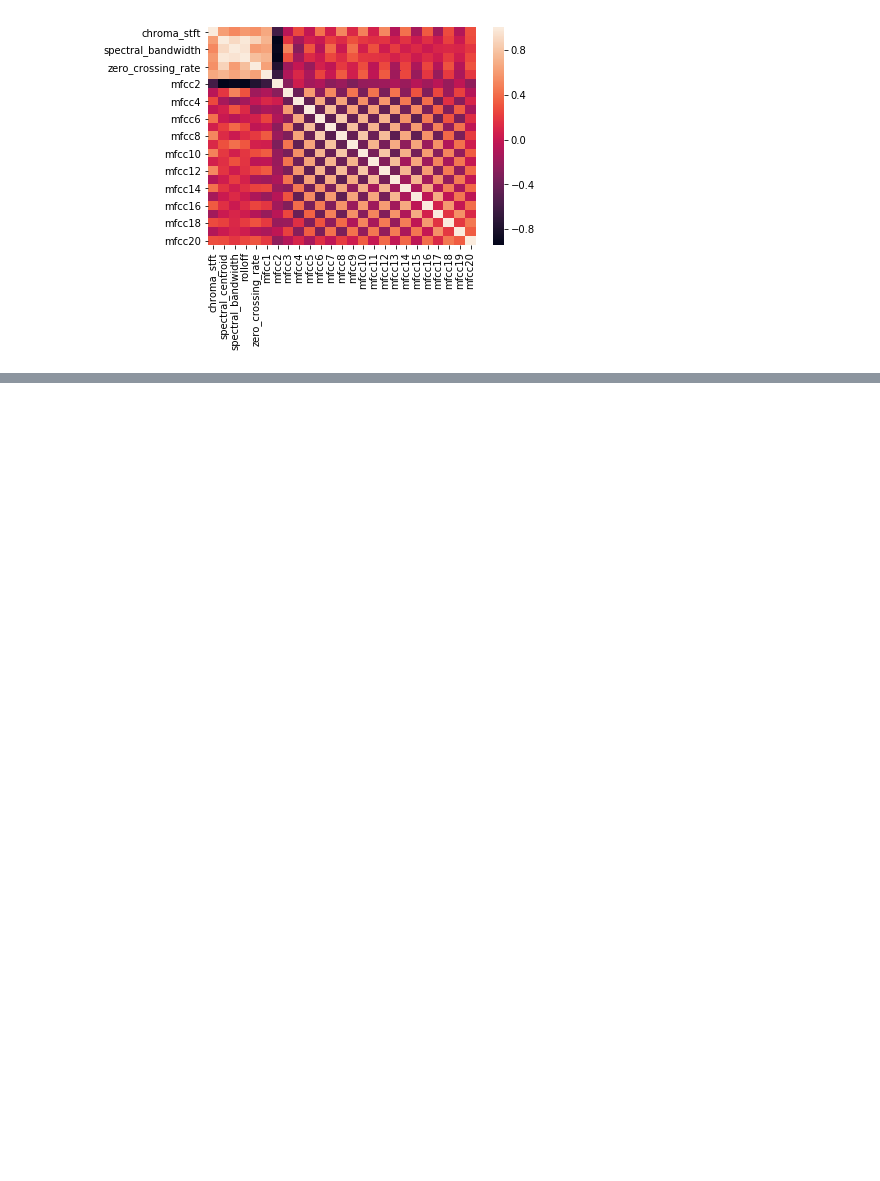
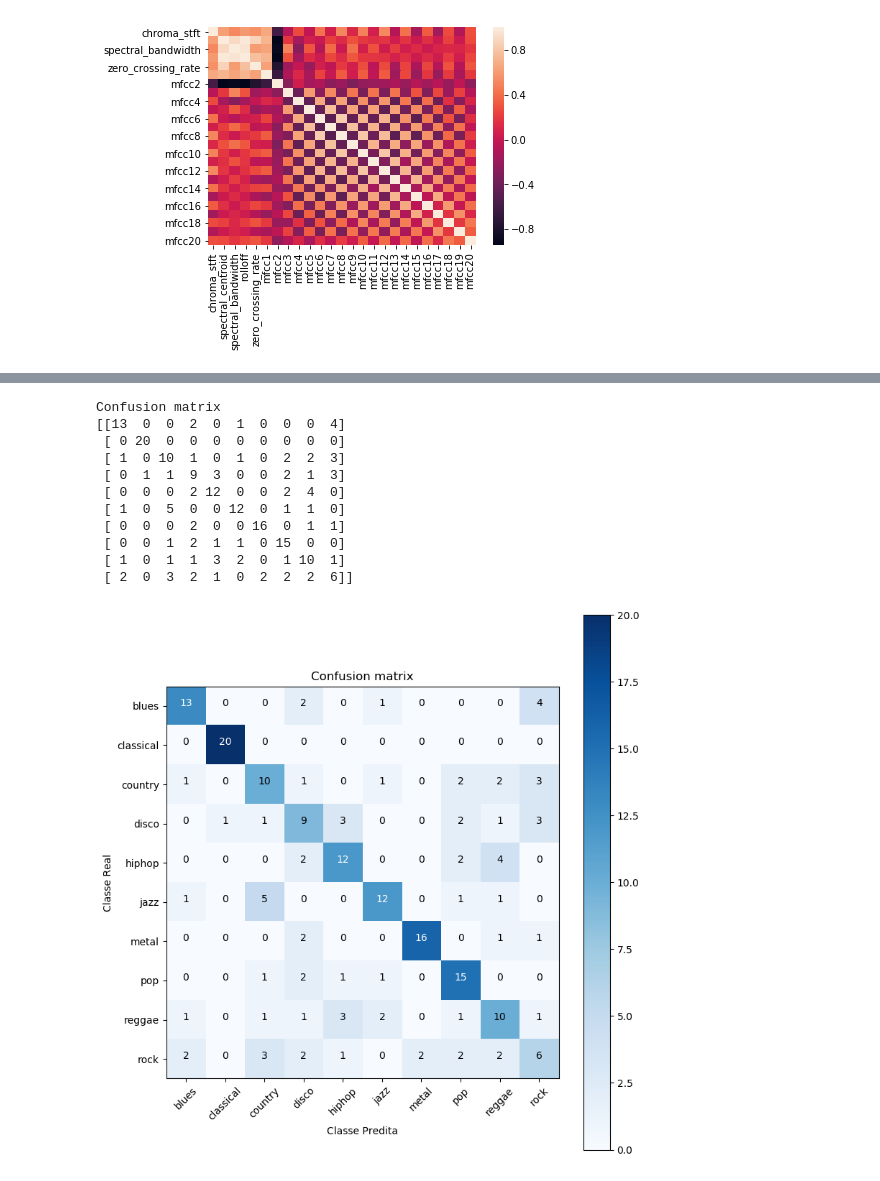
Before and after one commit to AAntunesNDS/genreClassification, a Jupyter notebook: GenreClassification.ipynb, the cells around one changed output, grey strips where cells are left out. Cells and saved outputs as stored; diff of their text form; code cells hidden in the pictures; blank space fills up the shorter version.

```diff
--- a/GenreClassification.ipynb
+++ b/GenreClassification.ipynb
@@ -178,0 +541,2 @@ plt.show()
+# %%
+trues = np.array(list(y_test['label']))
@@ -178,0 +562,56 @@ plt.show()
+# %%
+from sklearn.metrics import confusion_matrix
+from sklearn.utils.multiclass import unique_labels
+import itertools
+
+def plot_confusion_matrix(cm, classes,
+                          normalize=False,
+                          title='Confusion matrix',
+                          cmap=plt.cm.Blues):
+    """
+    This function prints and plots the confusion matrix.
+    Normalization can be applied by setting `normalize=True`.
+    """
+    if normalize:
+        cm = cm.astype('float') / cm.sum(axis=1)[:, np.newaxis]
+        print("Normalized confusion matrix")
+    else:
+        print('Confusion matrix')
+
+    print(cm)
+    plt.figure(figsize=(8, 8))
+    plt.imshow(cm, interpolation='nearest', cmap=cmap)
+    plt.title(title)
+    plt.colorbar()
+    tick_marks = np.arange(len(classes))
+    plt.xticks(tick_marks, classes, rotation=45)
+    plt.yticks(tick_marks, classes)
+
+    fmt = '.2f' if normalize else 'd'
+    thresh = cm.max() / 2.
+    for i, j in itertools.product(range(cm.shape[0]), range(cm.shape[1])):
+        plt.text(j, i, format(cm[i, j], fmt),
+                 horizontalalignment="center",
+                 color="white" if cm[i, j] > thresh else "black")
+
+    plt.ylabel('Classe Real')
+    plt.xlabel('Classe Predita')
+    plt.tight_layout()
+# %%
+cm = confusion_matrix(trues, bestModelPred)
+# %%
+plot_confusion_matrix(cm, classes=genres,
+                      title='Confusion matrix')
+# %% [output]
+Confusion matrix
+[[13  0  0  2  0  1  0  0  0  4]
+ [ 0 20  0  0  0  0  0  0  0  0]
+ [ 1  0 10  1  0  1  0  2  2  3]
+ [ 0  1  1  9  3  0  0  2  1  3]
+ [ 0  0  0  2 12  0  0  2  4  0]
+ [ 1  0  5  0  0 12  0  1  1  0]
+ [ 0  0  0  2  0  0 16  0  1  1]
+ [ 0  0  1  2  1  1  0 15  0  0]
+ [ 1  0  1  1  3  2  0  1 10  1]
+ [ 2  0  3  2  1  0  2  2  2  6]]
+[figure, added]
```
Also changed, not shown: parts of 58 cells of this notebook, 5 other files.
